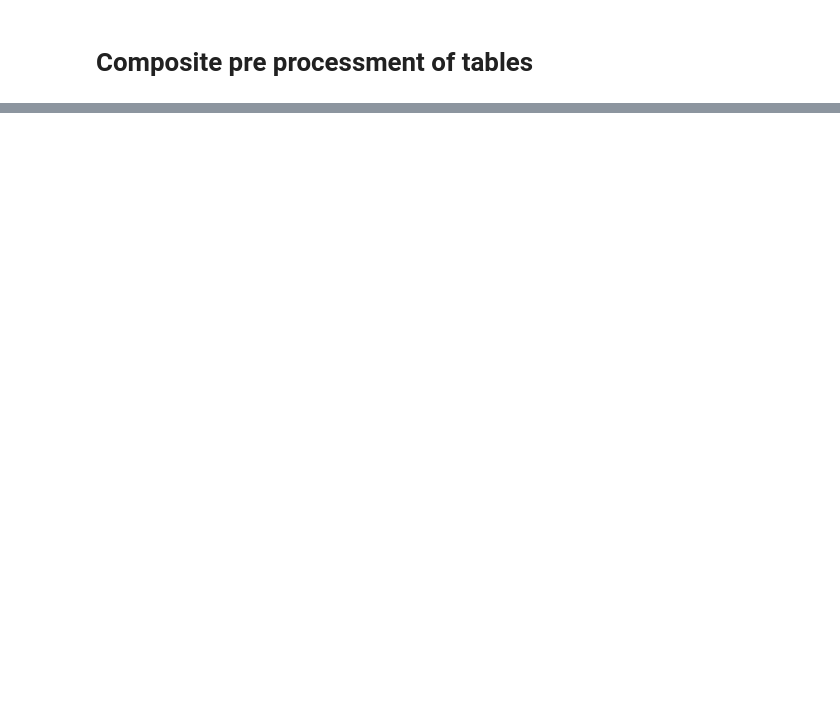
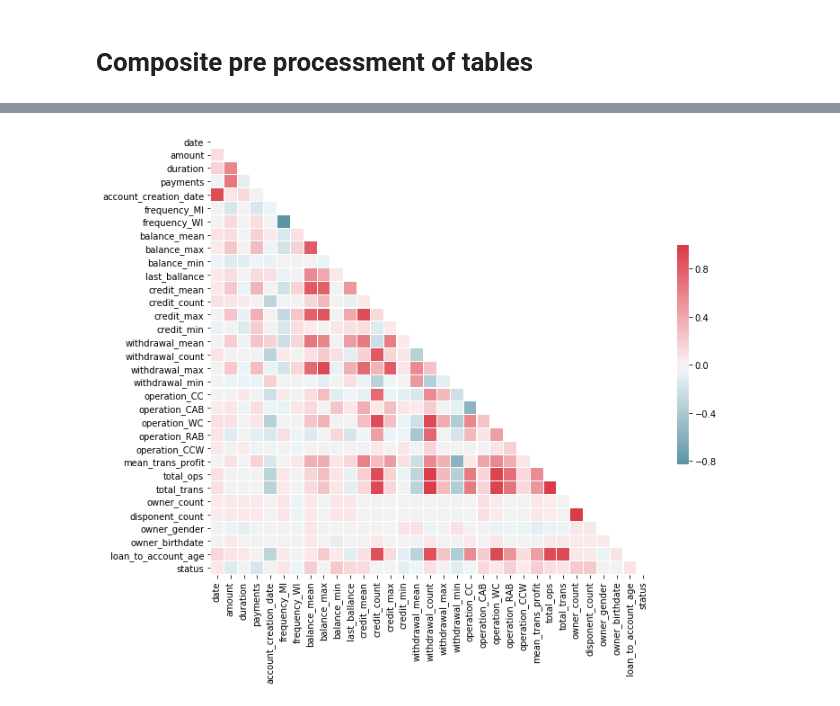
Before and after one commit to EdgarACarneiro/feup-ecac, a Jupyter notebook: project-competition/pre_processing.ipynb, the cells around one changed output, grey strips where cells are left out. Drawn from its saved outputs; the diff is of its cells as text; code cells hidden in the pictures; blank space fills up the shorter version.

```diff
--- a/project-competition/pre_processing.ipynb
+++ b/project-competition/pre_processing.ipynb
@@ -442,7 +461,7 @@ def process_transactions(transactions_df, debug=False):
                                             ascending=[True, False])\
                                .groupby(['account_id'])\
                                .agg({
-                                    'balance': ['mean', 'max', 'min', lambda x: x.iloc[0]]
+                                    'balance': ['mean', 'max', 'min', get_first]
                                })\
                                .reset_index()
     agg_ballance.columns = ['account_id', 'balance_mean', 'balance_max', 'balance_min', 'last_ballance']
@@ -587,0 +584,94 @@ get_df_correlation(dataset)
+# %%
+def compose_dataset(loan_df, account_df, disp_df, card_df, client_df, trans_df, demogra_df, debug=False):
+    '''Join the different tables and apply feature engineering'''
+
+    # Pre processment of all the necessary tables
+    processed_loan = process_loans(loan_df, debug)
+    processed_account = process_account(account_df, debug)
+    processed_trans = process_transactions(trans_df, debug)
+    processed_disp = process_dispostition(disp_df, debug)
+    processed_client = process_client(client_df, debug)
+    processed_card = process_card(card_df, debug)
+    processed_demogra = process_demographic(demogra_df, debug)
+
+
+    # Joining the different tables
+    df_loan_account_trans = processed_loan.merge(processed_account.rename(columns={'date': 'account_creation_date'}),
+                                                 on='account_id', how='left')\
+                                          .merge(processed_trans.rename(columns={'date': 'trans_date'}),
+                                                 on='account_id', how='left')
+    if debug:
+        print(' > Joint table of loans, account & transaction:')
+        display(df_loan_account_trans)
+
+    ################################################
+
+    df_dips_client_card = processed_disp.merge(processed_client,
+                                              on='client_id', how='left')\
+                                        .merge(processed_card,
+                                              on='disp_id', how='left')
+    if debug:
+        print(' > Joint table of disposition, client & card:')
+        display(df_dips_client_card)
+        get_null_summary(df_dips_client_card)
+
+    # Since there are so many, we disconsider the client columns
+    df_dips_client = df_dips_client_card.drop(['issued', 'type_C', 'type_G', 'type_J'], axis=1)
+
+    # Now we aggreggate the remaining data
+    # TODO: not yet assure how to handle agg on birthdate and Gender
+    df_dips_client = df_dips_client.sort_values(by=['account_id', 'type_O'], ascending=[True, False])\
+                                   .groupby(['account_id'])\
+                                   .agg({
+                                       'type_O': ['count'],
+                                       'type_U': ['count'],
+                                       'gender': get_first,
+                                       'birth_date': get_first,
+                                   })\
+                                   .reset_index()
+    df_dips_client.columns= ['account_id', 'owner_count', 'disponent_count', 'owner_gender', 'owner_birthdate']
+
+    if debug:
+        print(' > Table after aggreggating data by account_id:')
+        display(df_dips_client)
+
+    ################################################
+
+    # Joining the previously built two major tables
+    df = df_loan_account_trans.merge(df_dips_client)
+
+    # Creating new columns using previous ones
+    df['loan_to_account_age'] = (df['date'] - df['account_creation_date']).dt.days
+    df["date"] = pd.to_numeric(df["date"])
+    df["account_creation_date"] = pd.to_numeric(df["account_creation_date"])
+    df["owner_birthdate"] = pd.to_numeric(df["owner_birthdate"])
+
+    # Dropping useless columns & normalizing others
+    df = df.drop(['district_id', 'account_id'], axis=1)
+    normalize_columns(df, ['date', 'account_creation_date', 'owner_birthdate'])
+
+    if debug:
+        print(' > Obtained dataframe after joining the previous tables and doing some feature engineering over them')
+        display(df)
+        print(' > And the corresponding correlation matrix:')
+        get_df_correlation(df)
+
+    # Writing loan_id for later association on predictions
+    utils.write_df_to_csv(df[['loan_id', 'date', 'amount']],
+                          'dataset', 'ids.csv')
+    df = df.drop(['loan_id'], axis=1)
+
+    df =  df[[col for col in df if col not in ['status']] + ['status']]
+
+    if debug:
+        print(' >>> Final table that will serve as input to the model:')
+        display(df)
+        print(' > And the respective correlations')
+        get_df_correlation(df)
+
+    return df
+
+dataset = compose_dataset(loan_df, account_df, disp_df, card_df, client_df, trans_df, demogra_df, debug=False)
+display(dataset)
+get_df_correlation(dataset)
+# %% [output]
@@ -588,3 +691,4 @@ get_df_correlation(dataset)
+[figure, added]
 # %%
 # Outputting the resultant table to a final csv
 utils.write_df_to_csv(dataset, 'dataset', 'preprocessed_data.csv')
```
Also changed, not shown: parts of 9 cells of this notebook, 3 other files.
